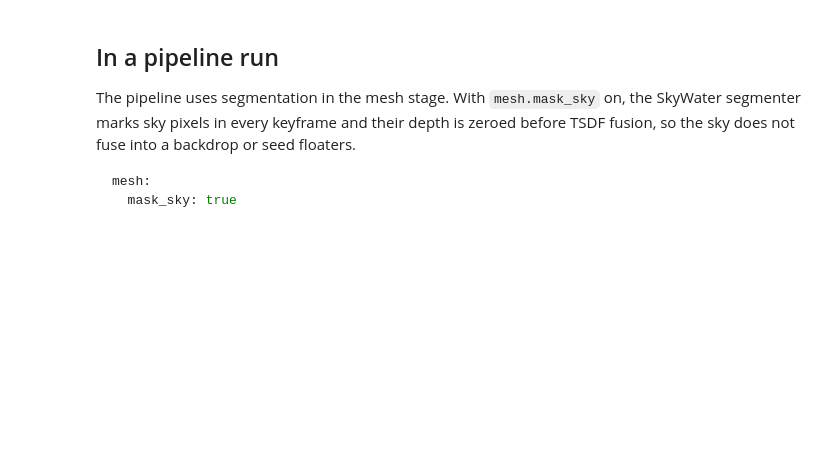
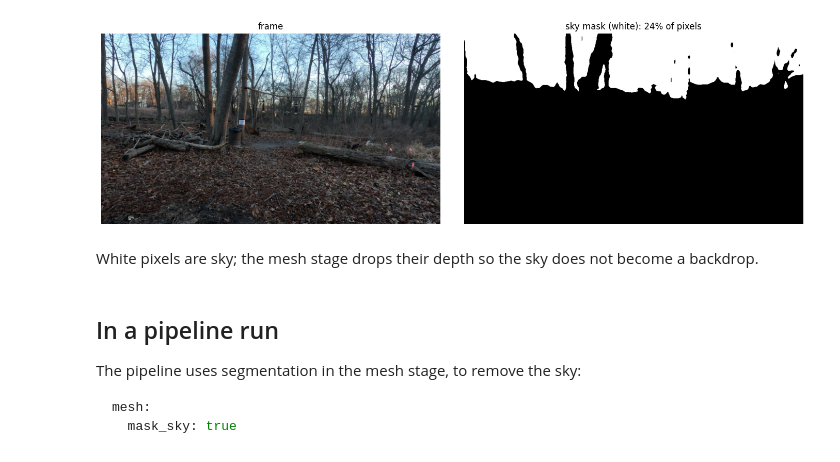
Before and after one commit to BasisResearch/collab-splats, a Jupyter notebook: docs/source/tutorials/05_semantics/segmentation.ipynb, the cells around one changed output. Saved outputs shown, nothing was run; the diff lists cells and outputs as text; code cells hidden in the pictures; blank space fills up the shorter version.

````diff
--- a/docs/source/tutorials/05_semantics/segmentation.ipynb
+++ b/docs/source/tutorials/05_semantics/segmentation.ipynb
@@ -107,9 +98,24 @@ features on the left vary from patch to patch across the same object.
+# %%
+sky_dir = work_dir("segmentation")
+frame_store = sky_dir / "frames"
+frame_store.mkdir(exist_ok=True)
+Image.fromarray(frame).save(frame_store / "frame_000000.png")
+sky = sky_masks(frame_store, cache_dir=sky_dir / "sky")[0]
+
+panels = {"frame": frame, f"sky mask (white): {sky.mean():.0%} of pixels": sky}
+fig, axes = plt.subplots(1, 2, figsize=(14, 4), subplot_kw=BARE, layout="constrained")
+
+for ax, (title, panel) in zip(axes, panels.items()):
+    ax.imshow(panel, cmap="gray")
+    ax.set_title(title)
+# %% [output]
+[figure, added]
+# %% [markdown]
+White pixels are sky; the mesh stage drops their depth so the sky does not become a backdrop.
 # %% [markdown]
 ## In a pipeline run
 
-The pipeline uses segmentation in the mesh stage. With `mesh.mask_sky` on, the SkyWater
-segmenter marks sky pixels in every keyframe and their depth is zeroed before TSDF fusion, so
-the sky does not fuse into a backdrop or seed floaters.
+The pipeline uses segmentation in the mesh stage, to remove the sky:
 
 ```yaml
 mesh:
````
Also changed, not shown: parts of 10 cells of this notebook, 19 other files.
